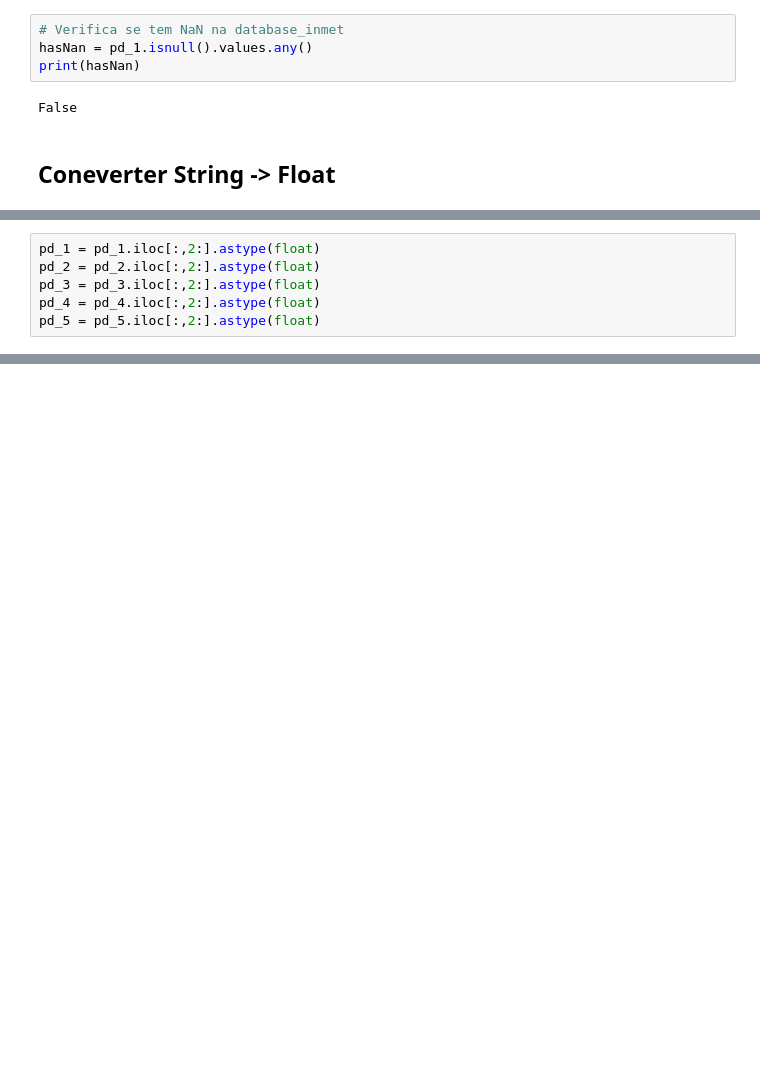
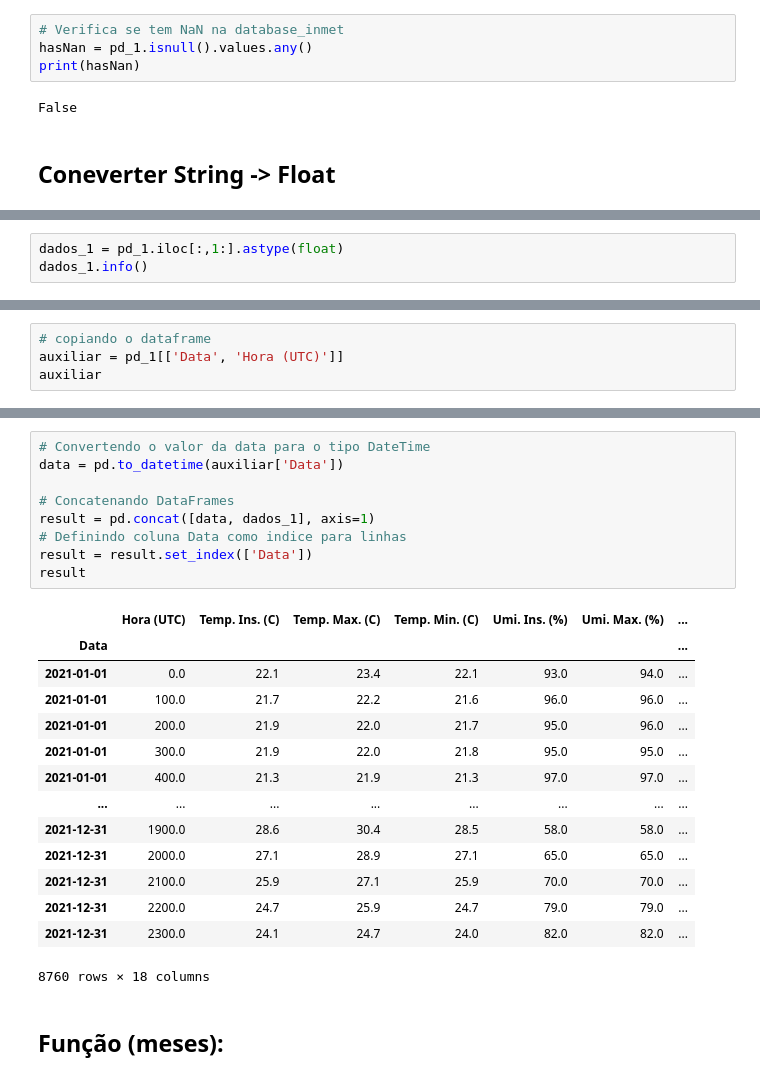
Before and after one commit to Gus-1003/Meteorologia_Estudos_Dados, a Jupyter notebook: Balanço_Hídrico/Teste1.ipynb, the cells around one changed output, grey strips where cells are left out. Saved outputs shown, nothing was run; the diff lists cells and outputs as text; blank space fills up the shorter version.

```diff
--- a/Balanço_Hídrico/Teste1.ipynb
+++ b/Balanço_Hídrico/Teste1.ipynb
@@ -103,6 +152,0 @@ pd_5.replace(',', '.', regex=True, inplace=True)
-# %%
-pd_1 = pd_1.iloc[:,2:].astype(float)
-pd_2 = pd_2.iloc[:,2:].astype(float)
-pd_3 = pd_3.iloc[:,2:].astype(float)
-pd_4 = pd_4.iloc[:,2:].astype(float)
-pd_5 = pd_5.iloc[:,2:].astype(float)
@@ -108,0 +155,3 @@ pd_5 = pd_5.iloc[:,2:].astype(float)
+# %%
+dados_1 = pd_1.iloc[:,1:].astype(float)
+dados_1.info()
@@ -108,0 +190,4 @@ pd_5 = pd_5.iloc[:,2:].astype(float)
+# %%
+# copiando o dataframe
+auxiliar = pd_1[['Data', 'Hora (UTC)']]
+auxiliar
@@ -108,0 +208,26 @@ pd_5 = pd_5.iloc[:,2:].astype(float)
+# %%
+# Convertendo o valor da data para o tipo DateTime
+data = pd.to_datetime(auxiliar['Data'])
+
+# Concatenando DataFrames
+result = pd.concat([data, dados_1], axis=1)
+# Definindo coluna Data como indice para linhas
+result = result.set_index(['Data'])
+result
+# %% [output]
+|  | Hora (UTC) | Temp. Ins. (C) | Temp. Max. (C) | Temp. Min. (C) | Umi. Ins. (%) | Umi. Max. (%) | ... |
+| Data |  |  |  |  |  |  | ... |
+| 2021-01-01 | 0.0 | 22.1 | 23.4 | 22.1 | 93.0 | 94.0 | ... |
+| 2021-01-01 | 100.0 | 21.7 | 22.2 | 21.6 | 96.0 | 96.0 | ... |
+| 2021-01-01 | 200.0 | 21.9 | 22.0 | 21.7 | 95.0 | 96.0 | ... |
+| 2021-01-01 | 300.0 | 21.9 | 22.0 | 21.8 | 95.0 | 95.0 | ... |
+| 2021-01-01 | 400.0 | 21.3 | 21.9 | 21.3 | 97.0 | 97.0 | ... |
+| ... | ... | ... | ... | ... | ... | ... | ... |
+| 2021-12-31 | 1900.0 | 28.6 | 30.4 | 28.5 | 58.0 | 58.0 | ... |
+| 2021-12-31 | 2000.0 | 27.1 | 28.9 | 27.1 | 65.0 | 65.0 | ... |
+| 2021-12-31 | 2100.0 | 25.9 | 27.1 | 25.9 | 70.0 | 70.0 | ... |
+| 2021-12-31 | 2200.0 | 24.7 | 25.9 | 24.7 | 79.0 | 79.0 | ... |
+| 2021-12-31 | 2300.0 | 24.1 | 24.7 | 24.0 | 82.0 | 82.0 | ... |
+8760 rows × 18 columns
+# %% [markdown]
+## Função (meses):
```
Also changed, not shown: parts of 22 cells of this notebook.
